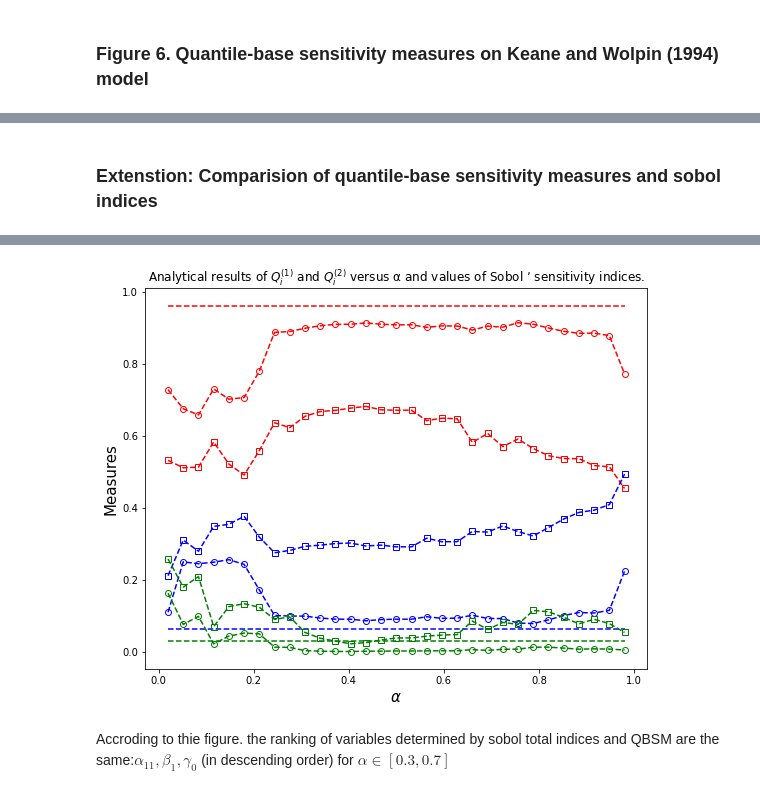
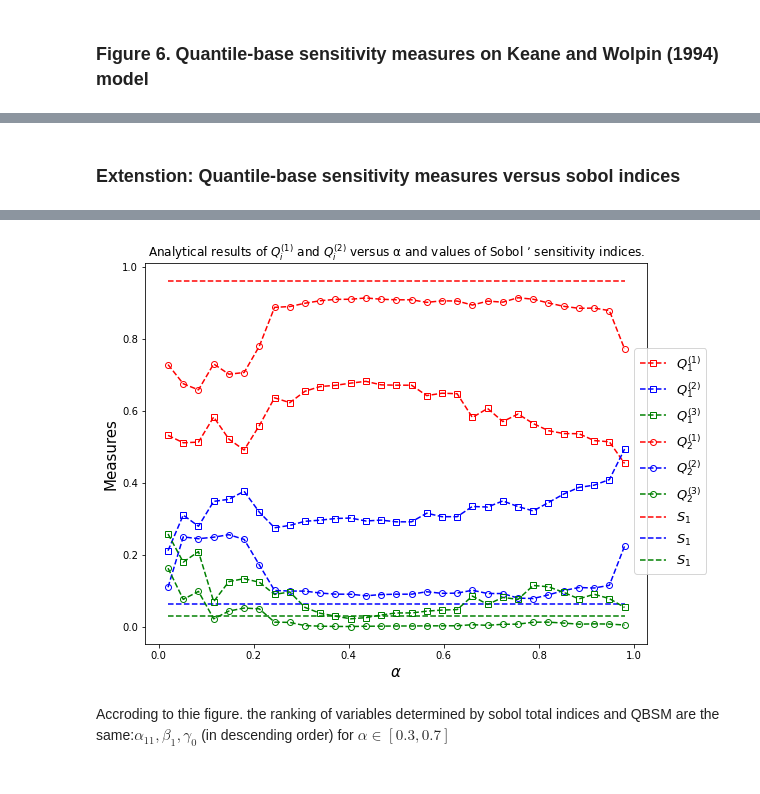
Before and after one commit to Yuleii/yulei-thesis-QBSM-kw94, a Jupyter notebook: thesis-replication.ipynb, the cells around one changed output, grey strips where cells are left out. Drawn from its saved outputs; the diff is of its cells as text; code cells hidden in the pictures.

```diff
--- a/thesis-replication.ipynb
+++ b/thesis-replication.ipynb
@@ -141,7 +108,13 @@ QBSM_plot(norm_q_1, norm_q_2)
 # %% [markdown]
-### Extenstion: Comparision of quantile-base sensitivity measures and sobol indices
+### Extenstion: Quantile-base sensitivity measures versus  sobol indices
 # %%
-S_total_array = sobol_indices(300, 123, 31, "random")
+S_total_array = sobol_indices(
+    n_samples=300,
+    seed=123,
+    func=quantitiy_of_interest,
+    len_alp=31,
+    sampling_method="random",
+)
 # %% [output]
 OMP: Info #271: omp_set_nested routine deprecated, please use omp_set_max_active_levels instead.
 OMP: Info #271: omp_set_nested routine deprecated, please use omp_set_max_active_levels instead.
@@ -162,21 +135,29 @@ beta_{1}/gamma_{0}        0.01 (±0.01)  0.01 (±0.01)  0.01 (±0.01)
 ------------------------------------------------------------------------------------
 Sum               1.25 (±0.00) -0.23 (±0.00)  0.99 (±0.00)
 # %%
-alp = np.arange(0.02, 0.98 + dalp, dalp)
+# # range of alpha
+dalp = (0.98 - 0.02) / 30
+alpha_grid = np.arange(0.02, 0.98 + dalp, dalp)  # len(alpha_grid) = 31
 
 fig, ax = plt.subplots(figsize=(9,7))
 
 ax.set_title(r'Analytical results of $Q_i^{(1)}$ and $Q_i^{(2)}$ versus α and values of Sobol ’ sensitivity indices.')
 ax.set_xlabel(r"$\alpha$", fontsize=15)
 ax.set_ylabel("Measures", fontsize=15)
 
 colors = ['r','b','g']
 
 for i in range(3):
-    ax.plot(alp, S_total_array[:, i], colors[i]+'--', label=r'$S_1$')
-    ax.plot(alp, norm_q_1[:,i], colors[i]+'s--', label=r'$Q_1^{(%s)}$'%(i+1), markerfacecolor='none')
-    ax.plot(alp, norm_q_2[:,i], colors[i]+'o--', label=r'$Q_2^{(%s)}$'%(i+1), markerfacecolor='none')
+    ax.plot(alpha_grid, S_total_array[:, i], colors[i]+'--', label=r'$S_1$')
+    ax.plot(alpha_grid, norm_q_1[:,i], colors[i]+'s--', label=r'$Q_1^{(%s)}$'%(i+1), markerfacecolor='none')
+    ax.plot(alpha_grid, norm_q_2[:,i], colors[i]+'o--', label=r'$Q_2^{(%s)}$'%(i+1), markerfacecolor='none')
+
+handles, labels = ax.get_legend_handles_labels()
+labels, handles = zip(*sorted(zip(labels, handles), key=lambda t: t[0]))
+fig.legend(handles, labels, fontsize=13, loc="center right")
+
+plt.show()
 # %% [output]
-[figure, old version]
+[figure, new version]
 # %% [markdown]
 Accroding to thie figure. the ranking of variables determined by sobol total indices and QBSM are the same:$\alpha_{11}, \beta_{1}, \gamma_{0}$ (in descending order) for $\alpha \in [0.3, 0.7]$
```
Also changed, not shown: parts of 15 cells of this notebook, 2 other files.
